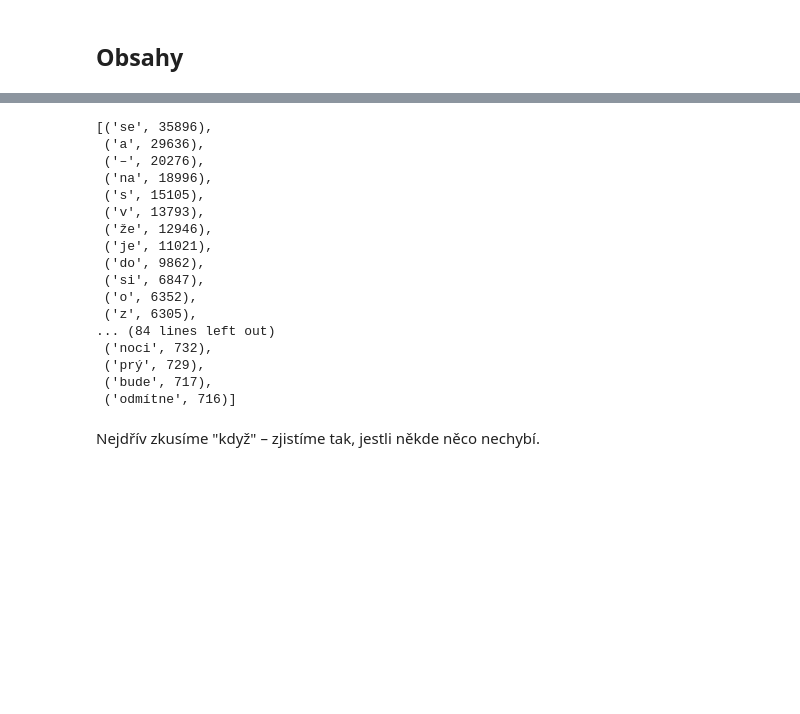
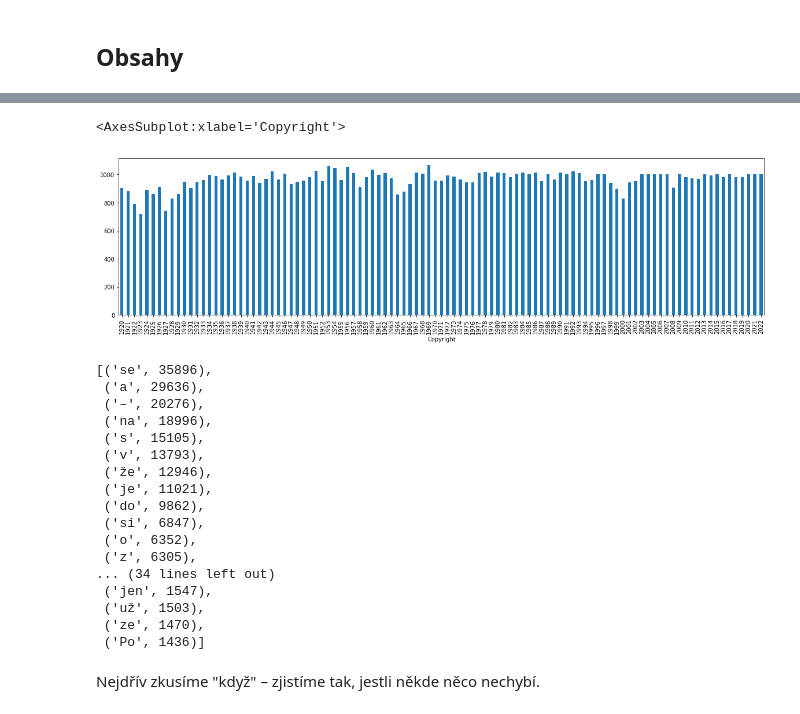
Before and after one commit to DataRozhlas/filmovy-prehled, a Jupyter notebook: 140 celkový přehled.ipynb, the cells around one changed output, grey strips where cells are left out. Cells and saved outputs as stored; diff of their text form; code cells hidden in the pictures; blank space fills up the shorter version.

```diff
--- a/140 celkový přehled.ipynb
+++ b/140 celkový přehled.ipynb
@@ -177,0 +197,13 @@ Name: Copyright, dtype: int64
+# %%
+def zkrat_obsah(obsah):
+    if not obsah:
+        pass
+    elif len(obsah) < 1200:
+        pass
+    else:
+        zacatek = obsah[0:400]
+        konec = obsah[-400:]
+        prostredek = len(obsah)
+        prostredek = obsah[prostredek-200:prostredek+200]
+        obsah = f"{zacatek} {prostredek} {konec}"
+    return(obsah)
@@ -177,0 +214,5 @@ Name: Copyright, dtype: int64
+# %%
+hcf.groupby("Copyright")["Obsah2k délka"].mean().plot.bar(figsize=(20,5))
+# %% [output]
+<AxesSubplot:xlabel='Copyright'>
+[figure, added]
@@ -181,8 +228,8 @@ slova = [s for o in obsahy if o for s in o.replace(',', '').replace('.', '').spl
 # %%
 from collections import Counter
 count = Counter(slova)
-most_common_100 = count.most_common(100)
-most_common_100
+most_common_50 = count.most_common(50)
+most_common_50
 # %% [output]
 [('se', 35896),
  ('a', 29636),
@@ -196,8 +243,8 @@ most_common_100
  ('si', 6847),
  ('o', 6352),
  ('z', 6305),
-... (84 lines left out)
- ('noci', 732),
- ('prý', 729),
- ('bude', 717),
- ('odmítne', 716)]
+... (34 lines left out)
+ ('jen', 1547),
+ ('už', 1503),
+ ('ze', 1470),
+ ('Po', 1436)]
```
Also changed, not shown: parts of 19 cells of this notebook, 10 other files.
